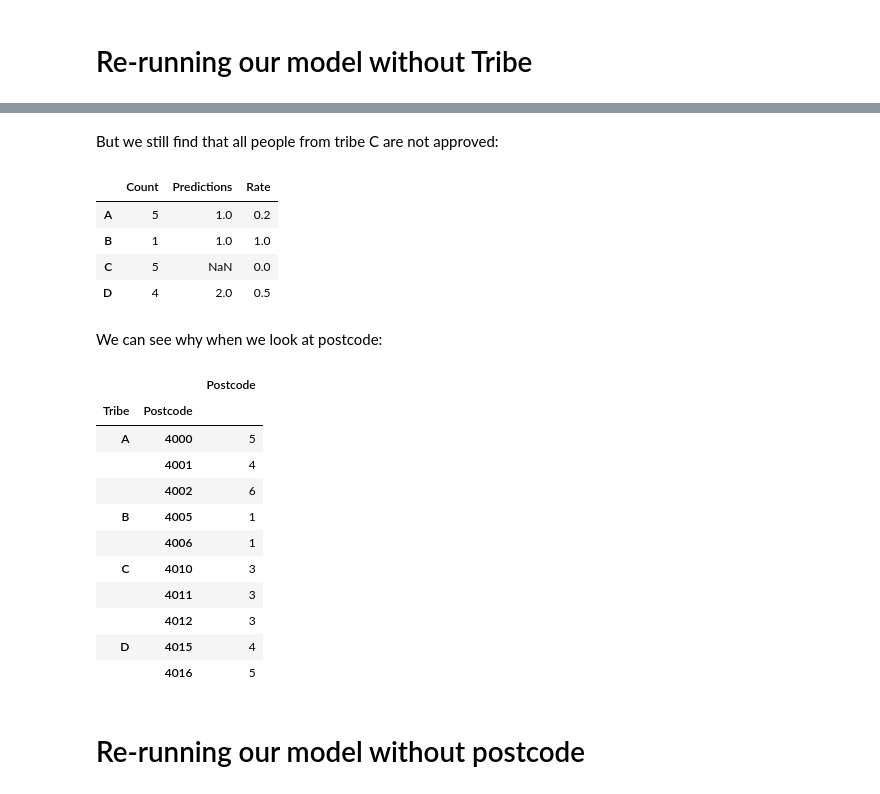
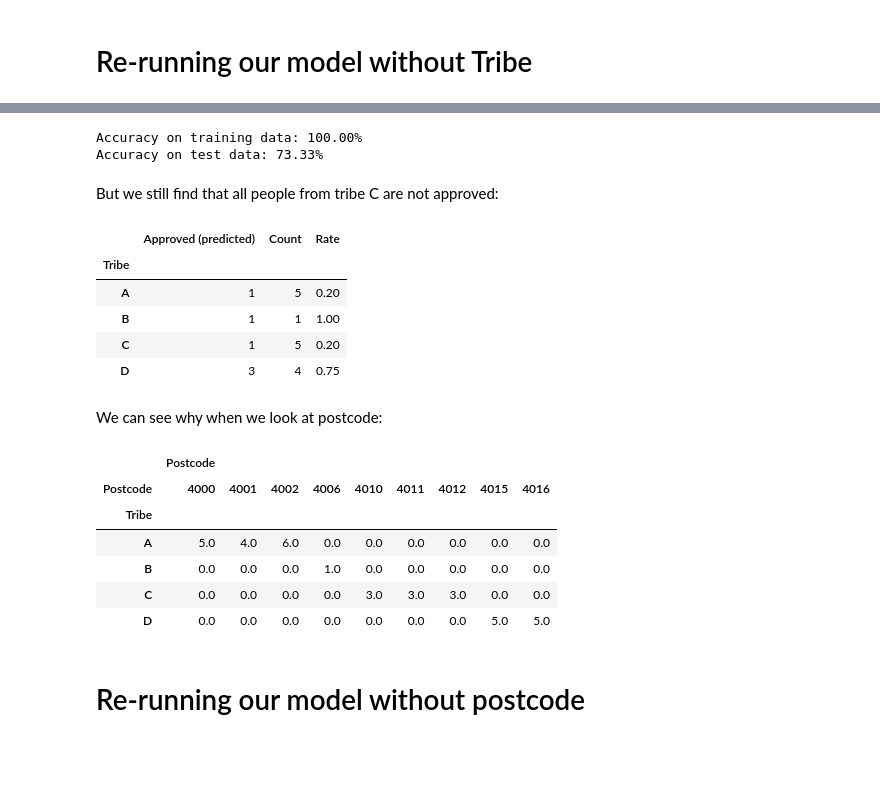
Before and after one commit to brookingcharlie/ml-dis, a Jupyter notebook: notebook.ipynb, the cells around one changed output, grey strips where cells are left out. Drawn from its saved outputs; the diff is of its cells as text; code cells hidden in the pictures; blank space fills up the shorter version.

```diff
--- a/notebook.ipynb
+++ b/notebook.ipynb
@@ -254,34 +274,34 @@ accuracy_score(test['Approval'], p)
+# %%
+print("Accuracy on training data: %.2f%%" % (accuracy_score(train['Approval'], clf2.predict(X2)) * 100))
+print("Accuracy on test data: %.2f%%" % (accuracy_score(test['Approval'], p2) * 100))
+# %% [output]
+Accuracy on training data: 100.00%
+Accuracy on test data: 73.33%
 # %% [markdown]
 But we still find that all people from tribe C are not approved:
-# %%
-pd.DataFrame({
-    'Count': test_with_predictions.groupby(['Tribe'])['Tribe'].count(),
-    'Predictions': test_with_predictions[test_with_predictions['p'] == 1].groupby(['Tribe'])['Tribe'].count(),
-    'Rate': test_with_predictions.groupby(['Tribe'])['p'].sum() / test_with_predictions.groupby(['Tribe'])['Approval'].count()
-})
-# %% [output]
-|  | Count | Predictions | Rate |
-| A | 5 | 1.0 | 0.2 |
-| B | 1 | 1.0 | 1.0 |
-| C | 5 | NaN | 0.0 |
-| D | 4 | 2.0 | 0.5 |
+# %%
+approved = test_with_p2.groupby(['Tribe'])['p'].sum()
+count = test_with_p2.groupby(['Tribe'])['Tribe'].count()
+pd.DataFrame({'Approved (predicted)': approved, 'Count': count, 'Rate': approved / count})
+# %% [output]
+|  | Approved (predicted) | Count | Rate |
+| Tribe |  |  |  |
+| A | 1 | 5 | 0.20 |
+| B | 1 | 1 | 1.00 |
+| C | 1 | 5 | 0.20 |
+| D | 3 | 4 | 0.75 |
 # %% [markdown]
 We can see why when we look at postcode:
 # %%
-train.groupby(['Tribe', 'Postcode'])[['Postcode']].count()
+train.groupby(['Tribe', 'Postcode'])[['Postcode']].count().unstack().fillna(0)
 # %% [output]
-|  |  | Postcode |
-| Tribe | Postcode |  |
-| A | 4000 | 5 |
-|  | 4001 | 4 |
-|  | 4002 | 6 |
-| B | 4005 | 1 |
-|  | 4006 | 1 |
-| C | 4010 | 3 |
-|  | 4011 | 3 |
-|  | 4012 | 3 |
-| D | 4015 | 4 |
-|  | 4016 | 5 |
+|  | Postcode |  |  |  |  |  |  |  |  |
+| Postcode | 4000 | 4001 | 4002 | 4006 | 4010 | 4011 | 4012 | 4015 | 4016 |
+| Tribe |  |  |  |  |  |  |  |  |  |
+| A | 5.0 | 4.0 | 6.0 | 0.0 | 0.0 | 0.0 | 0.0 | 0.0 | 0.0 |
+| B | 0.0 | 0.0 | 0.0 | 1.0 | 0.0 | 0.0 | 0.0 | 0.0 | 0.0 |
+| C | 0.0 | 0.0 | 0.0 | 0.0 | 3.0 | 3.0 | 3.0 | 0.0 | 0.0 |
+| D | 0.0 | 0.0 | 0.0 | 0.0 | 0.0 | 0.0 | 0.0 | 5.0 | 5.0 |
 # %% [markdown]
 # Re-running our model without postcode
 # %%
```
Also changed, not shown: parts of 47 cells of this notebook, 1 other file.
